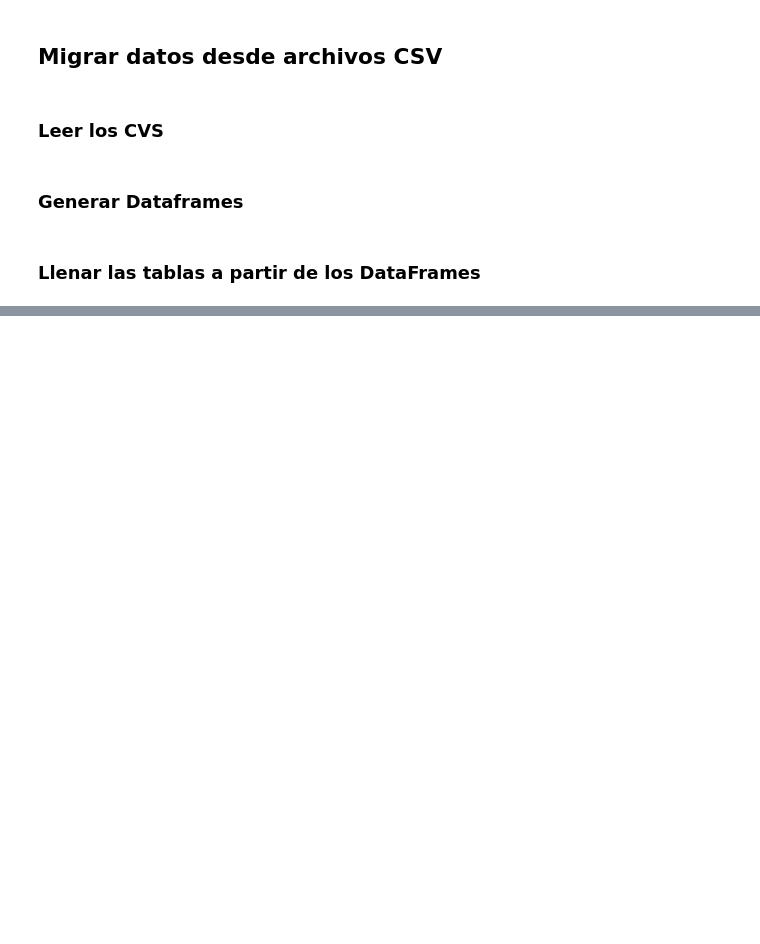
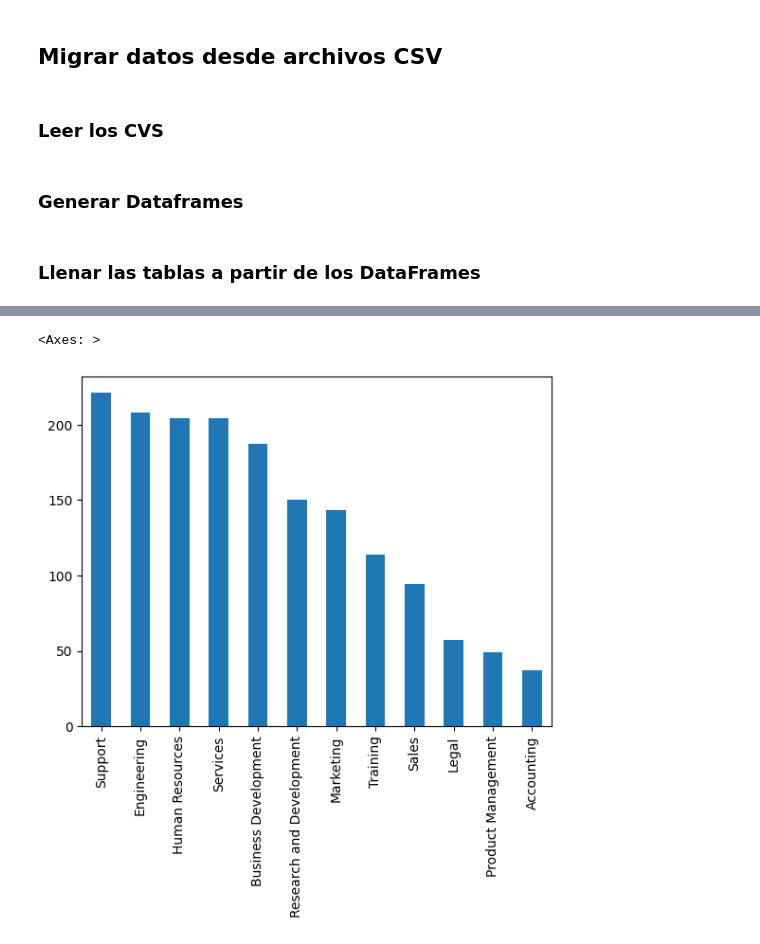
Before and after one commit to juanpsch/globant, a Jupyter notebook: Database1.ipynb, the cells around one changed output, grey strips where cells are left out. Cells and saved outputs as stored; diff of their text form; code cells hidden in the pictures; blank space fills up the shorter version.

```diff
--- a/Database1.ipynb
+++ b/Database1.ipynb
@@ -189,0 +106,12 @@ The highest scoring Monty Python movie is 'Monty Python and the Holy Grail', rel
+# %%
+depts = None
+jobs = None
+hired_employees = None
+
+con = sqlite3.connect(db)
+
+depts = pd.read_sql('SELECT * FROM DEPARTMENTS', con)
+jobs = pd.read_sql('SELECT * FROM JOBS', con)
+hired_employees = pd.read_sql('SELECT * FROM HIRED_EMPLOYEES', con)
+
+con.close()
@@ -189,0 +128,17 @@ The highest scoring Monty Python movie is 'Monty Python and the Holy Grail', rel
+# %%
+# Convierto a Fecha
+hired_employees['datetime'] = pd.to_datetime(hired_employees['datetime'])
+# %%
+
+# Armo un DF filtrado año 2021 y uniendo todas las tablas para obtener los nobmres de departament y job
+
+start = '2021-01-01'
+end = '2021-12-31'
+
+df = hired_employees[(hired_employees['datetime'] >= start) & (hired_employees['datetime'] <= end)]
+
+df = df.join(jobs.set_index('id'), on='job_id', how='left').join(depts.set_index('id'), on='department_id', how='left')
+
+
+# chequeo
+df[['department', 'job']].value_counts()
@@ -189,0 +187,5 @@ The highest scoring Monty Python movie is 'Monty Python and the Holy Grail', rel
+# %%
+df['department'].value_counts().plot(kind='bar')
+# %% [output]
+<Axes: >
+[figure, added]
```
Also changed, not shown: parts of 26 cells of this notebook.
